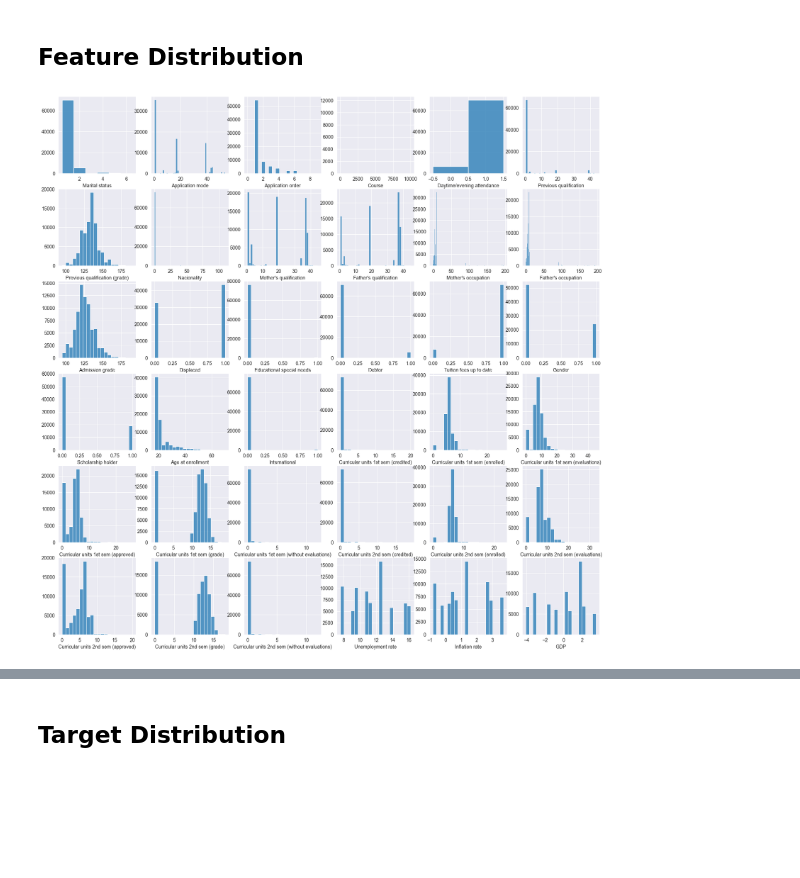
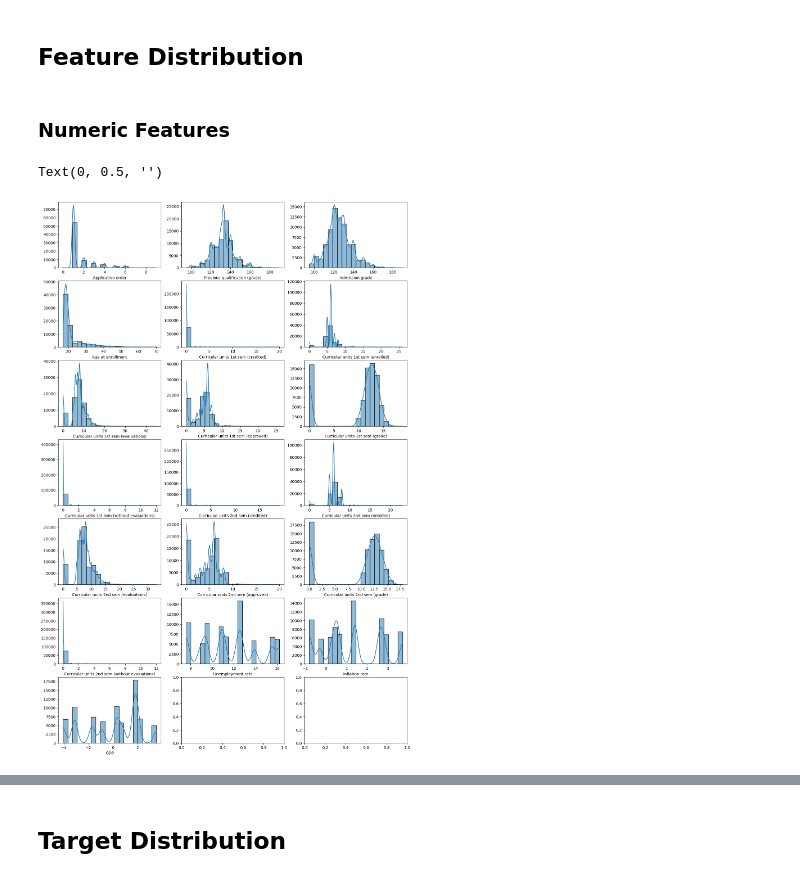
Before and after one commit to Ednaxx/Kaggle-Playground-Series, a Jupyter notebook: PS4E6-AcademicSuccessClassification/ps4e6-academic-success-classification.ipynb, the cells around one changed output, grey strips where cells are left out. Saved outputs shown, nothing was run; the diff lists cells and outputs as text; code cells hidden in the pictures; blank space fills up the shorter version.

```diff
--- a/PS4E6-AcademicSuccessClassification/ps4e6-academic-success-classification.ipynb
+++ b/PS4E6-AcademicSuccessClassification/ps4e6-academic-success-classification.ipynb
@@ -139,13 +189,20 @@ mi_scores.plot.barh(figsize=(12,8))
 # %% [markdown]
 ## Feature Distribution
-# %%
-features = np.reshape(train.drop(columns="Target").columns, (6,6))
-
-fig, axs = plt.subplots(6, 6, figsize=(20, 20))
-
-for i in range(6):
-    for j in range(6):
-        ax = sns.histplot(x=train[features[i][j]], ax=axs[i][j], bins=20)
-        ax.set_ylabel(None)
-# %% [output]
-[figure, removed]
+# %% [markdown]
+### Numeric Features
+# %%
+numeric_features = train.select_dtypes('number').columns
+reshaped = np.reshape(numeric_features[:-1], (6,3))
+
+fig, axs = plt.subplots(7, 3, figsize=(16, 25))
+
+for i in range(6):
+    for j in range(3):
+        ax = sns.histplot(x=train[reshaped[i][j]], ax=axs[i][j], bins=20, kde=True)
+        ax.set_ylabel(None)
+
+ax = sns.histplot(x=train[numeric_features[-1]], ax=axs[6][0], bins=20, kde=True)
+ax.set_ylabel(None)
+# %% [output]
+Text(0, 0.5, '')
+[figure, added]
```
Also changed, not shown: parts of 29 cells of this notebook.
